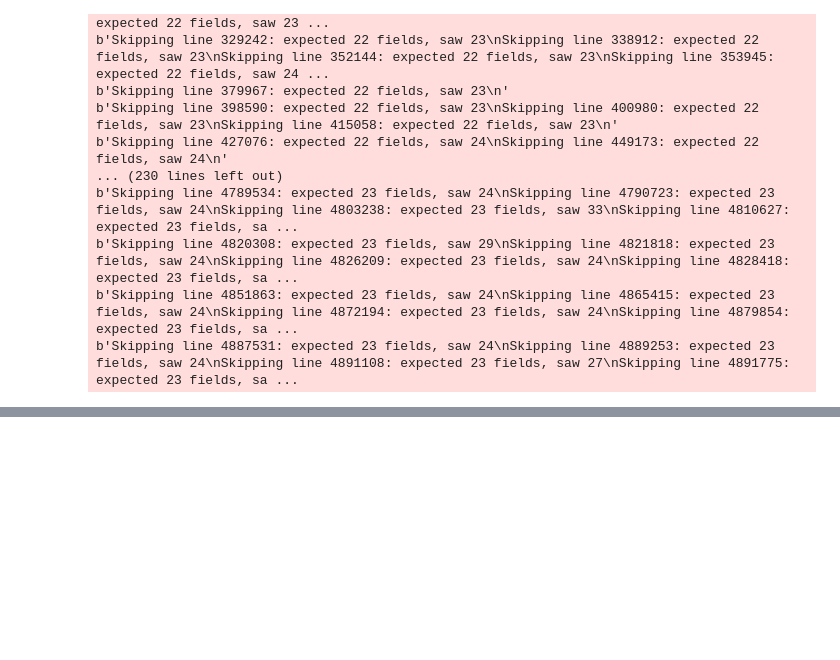
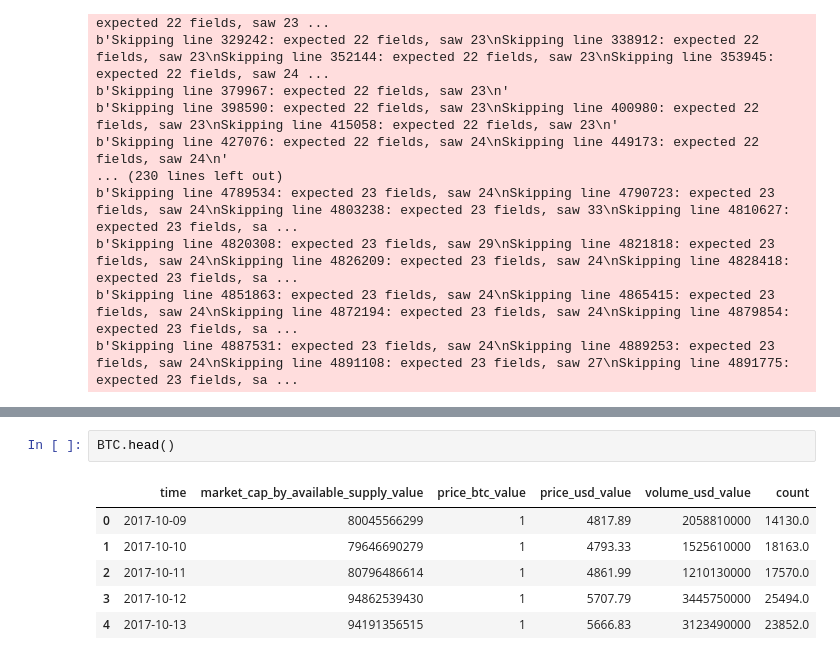
Before and after one commit to ThomasADuffy/Crypto-Capstone-1, a Jupyter notebook: notebooks/graphing_notebook.ipynb, the cells around one changed output, grey strips where cells are left out. Drawn from its saved outputs; the diff is of its cells as text; blank space fills up the shorter version.

```diff
--- a/notebooks/graphing_notebook.ipynb
+++ b/notebooks/graphing_notebook.ipynb
@@ -71,0 +38,9 @@ plt.savefig("ETH_scatter_matrix.png")
+# %%
+BTC.head()
+# %% [output]
+|  | time | market_cap_by_available_supply_value | price_btc_value | price_usd_value | volume_usd_value | count |
+| 0 | 2017-10-09 | 80045566299 | 1 | 4817.89 | 2058810000 | 14130.0 |
+| 1 | 2017-10-10 | 79646690279 | 1 | 4793.33 | 1525610000 | 18163.0 |
+| 2 | 2017-10-11 | 80796486614 | 1 | 4861.99 | 1210130000 | 17570.0 |
+| 3 | 2017-10-12 | 94862539430 | 1 | 5707.79 | 3445750000 | 25494.0 |
+| 4 | 2017-10-13 | 94191356515 | 1 | 5666.83 | 3123490000 | 23852.0 |
```
Also changed, not shown: parts of 11 cells of this notebook, 10 other files.
